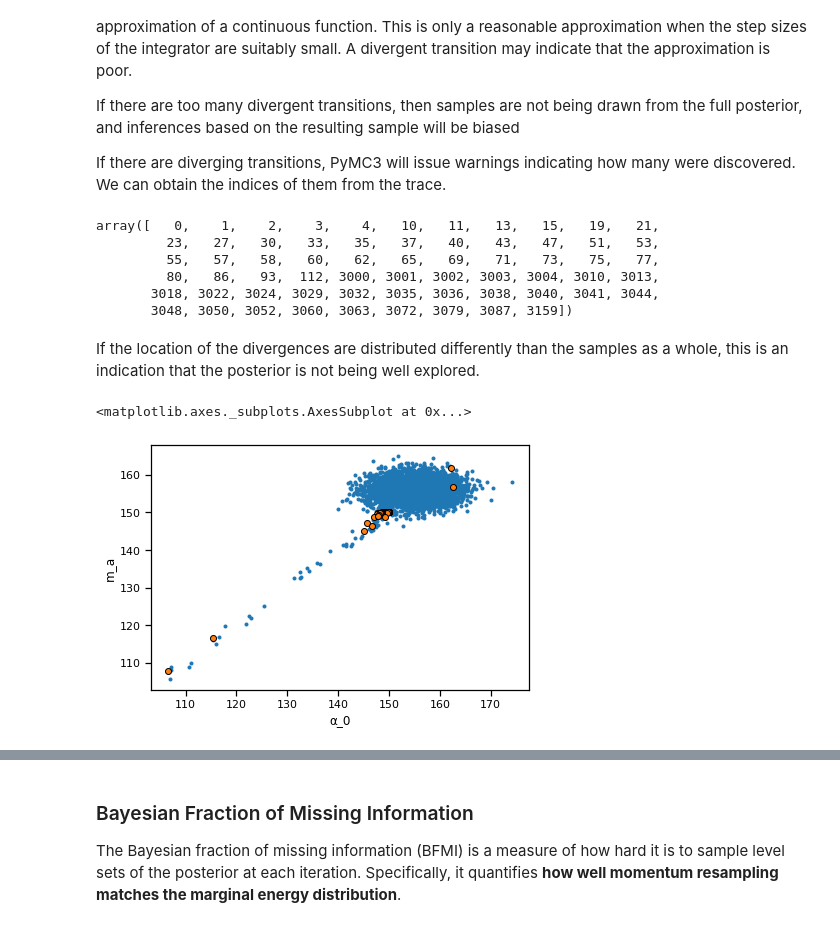
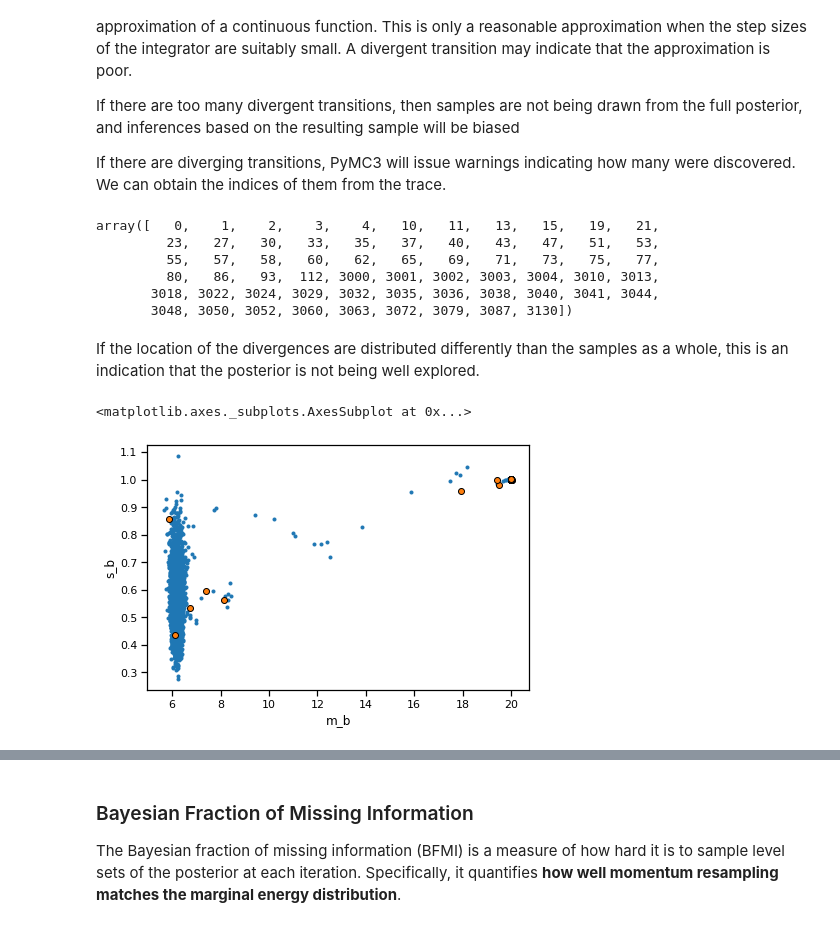
Before and after one commit to fonnesbeck/mcmc_pydata_london_2019, a Jupyter notebook: notebooks/4-Model_Checking.ipynb, the cells around one changed output, grey strips where cells are left out. Saved outputs shown, nothing was run; the diff lists cells and outputs as text; code cells hidden in the pictures.

```diff
--- a/notebooks/4-Model_Checking.ipynb
+++ b/notebooks/4-Model_Checking.ipynb
@@ -426,10 +422,7 @@ If the name of the statistic does not clash with the name of one of the variable
 
 We can see that the step sizes converged after the 2000 tuning samples for both chains to about the same value. The first 3000 values are from chain 1, the second from chain 2.
 # %%
-from pymc3 import Deterministic
-
 with rat_model:
-    α_0 = Deterministic('α_0', α[0])
     trace = sample(1000, tune=2000, init=None, cores=2, discard_tuned_samples=False)
 # %% [output]
 Multiprocess sampling (2 chains in 2 jobs)
@@ -478,13 +471,13 @@ array([   0,    1,    2,    3,    4,   10,   11,   13,   15,   19,   21,
          55,   57,   58,   60,   62,   65,   69,   71,   73,   75,   77,
          80,   86,   93,  112, 3000, 3001, 3002, 3003, 3004, 3010, 3013,
        3018, 3022, 3024, 3029, 3032, 3035, 3036, 3038, 3040, 3041, 3044,
-       3048, 3050, 3052, 3060, 3063, 3072, 3079, 3087, 3159])
+       3048, 3050, 3052, 3060, 3063, 3072, 3079, 3087, 3130])
 # %% [markdown]
 If the location of the divergences are distributed differently than the samples as a whole, this is an indication that the posterior is not being well explored.
 # %%
 from arviz import plot_pair
 
-plot_pair(trace, var_names=['α_0', 'm_a'], divergences=True)
+plot_pair(trace, var_names=['m_b', 's_b'], divergences=True)
 # %% [output]
 <matplotlib.axes._subplots.AxesSubplot at 0x...>
-[figure, old version]
+[figure, new version]
```
Also changed, not shown: parts of 30 cells of this notebook.
